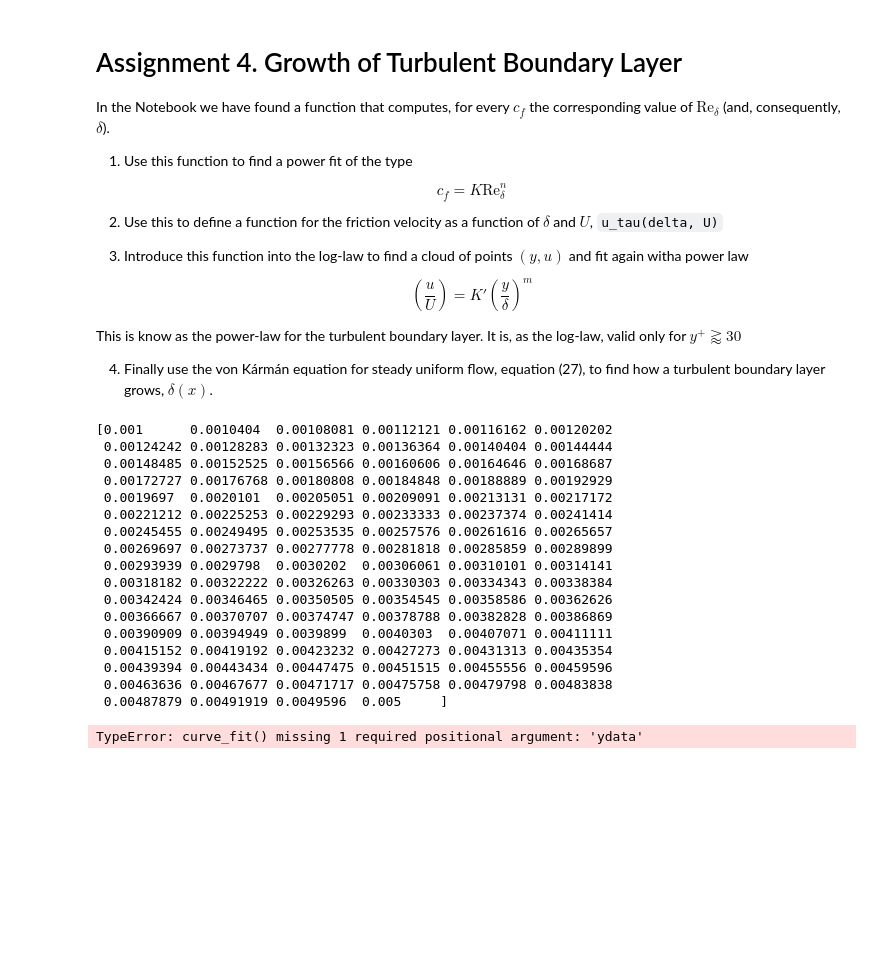
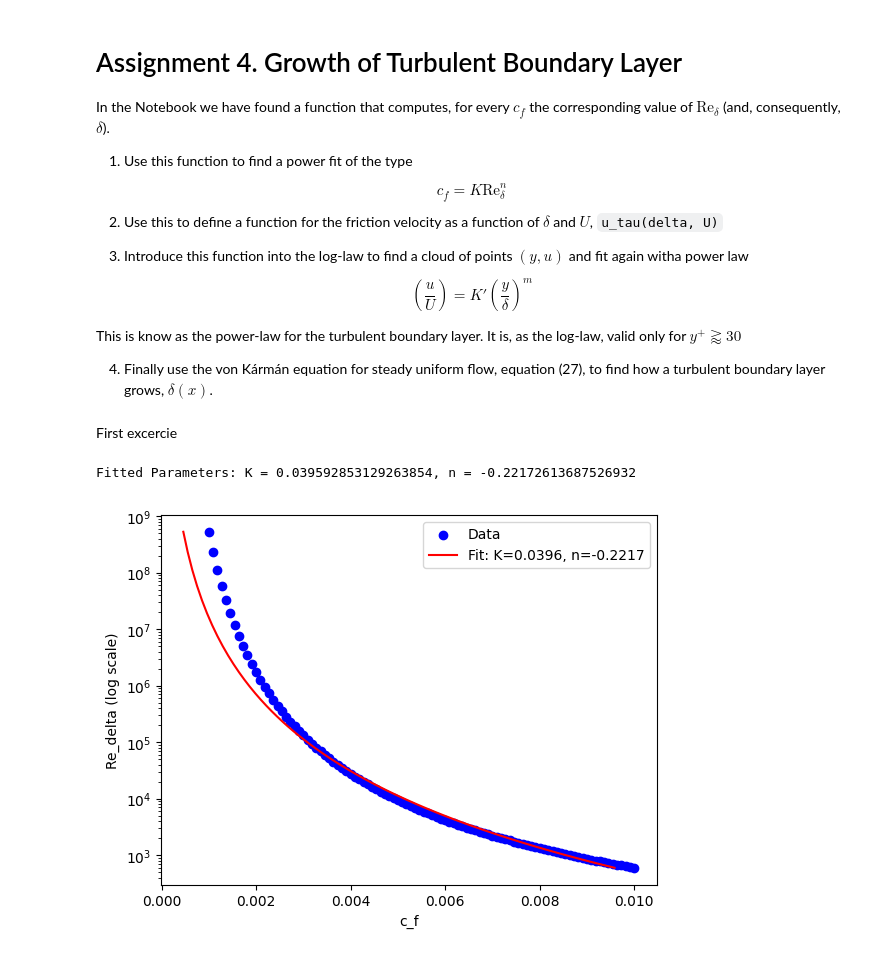
Before and after one commit to Biel-PS/AdvancedFluidMechanics, a Jupyter notebook: 4-BoundaryLayer/Assigment4.ipynb, the cells around one changed output. Drawn from its saved outputs; the diff is of its cells as text; code cells hidden in the pictures; blank space fills up the shorter version.

```diff
--- a/4-BoundaryLayer/Assigment4.ipynb
+++ b/4-BoundaryLayer/Assigment4.ipynb
@@ -20,52 +22,62 @@ $$
 This is know as the power-law for the turbulent boundary layer. It is, as the log-law, valid only for $y^+ \gtrapprox 30$
 
 4. Finally use the von Kármán equation for steady uniform flow, equation (27), to find how a turbulent boundary layer grows, $\delta(x)$.
+# %% [markdown]
+First excercie
 # %%
 import numpy as np
 import sympy as sp
 import matplotlib.pyplot as plt
 import scipy.optimize as opt
 
 def Re_fun(c_f):
   Re_delta = 0.182058646604666*np.exp(0.579827560572969/np.sqrt(c_f))/np.sqrt(c_f)
   return Re_delta
 
-def Re_sim(c_f):
-  Re_sim = K * Re_delta**n
-  return Re_sim
+def cf(Re_delta, K, n):
+    return K * Re_delta**n
 
+# def cf_solution(Re_delta):
+#   cf = 0.022 * Re_delta**(-1/6)
+#   return cf
+# K = 0.02 n=-1/6
 start = 0.001
-end = 0.005
+end = 0.01
 num_points = 100
-vector = np.linspace(start, end, num_points)
+vector_cf = np.linspace(start, end, num_points)
+vector_Re_delta = Re_fun(vector_cf)
 
-print(vector)
+dataVector = [vector_cf,vector_Re_delta]
+#dataSolution = [cf_solution(vector_Re_delta),vector_Re_delta]
+#print(dataVector)
 
-popt, pcov = opt.curve_fit(Re_fun, vector)
-print(popt)
+popt, pcov = opt.curve_fit(cf, dataVector[1], dataVector[0], p0=[0, 0])  # Initial guess
 
-plt.plot(vector,Re_fun(vector))
+K_fit, n_fit = popt  # Extract fitted parameters
+print(f"Fitted Parameters: K = {K_fit}, n = {n_fit}")
+
+# Compute the fitted curve
+fitted_cf = cf(vector_Re_delta, K_fit, n_fit)
+# Plot original data and fitted curve
+plt.scatter(vector_cf,vector_Re_delta, label="Data", color="blue")
+plt.plot(fitted_cf,vector_Re_delta, label=f"Fit: K={K_fit:.4f}, n={n_fit:.4f}", color="red")
+
 plt.yscale("log")
-plt.xlabel(" c_f[log]")
-plt.ylabel("Re_delta")
+plt.ylabel("Re_delta (log scale)")
+plt.xlabel("c_f")
 plt.legend()
 plt.show()
+
+# popt, pcov = opt.curve_fit(cf, dataVector[0],dataVector[1])
+# print(popt)
+
+# plt.scatter(dataVector[0],dataVector[1])
+# #plt.plot(dataSolution[0],dataSolution[1])
+# plt.yscale("log")
+# plt.xlabel(" c_f[log]")
+# plt.ylabel("Re_delta")
+# plt.legend()
+# plt.show()
 # %% [output]
-[0.001      0.0010404  0.00108081 0.00112121 0.00116162 0.00120202
- 0.00124242 0.00128283 0.00132323 0.00136364 0.00140404 0.00144444
- 0.00148485 0.00152525 0.00156566 0.00160606 0.00164646 0.00168687
- 0.00172727 0.00176768 0.00180808 0.00184848 0.00188889 0.00192929
- 0.0019697  0.0020101  0.00205051 0.00209091 0.00213131 0.00217172
- 0.00221212 0.00225253 0.00229293 0.00233333 0.00237374 0.00241414
- 0.00245455 0.00249495 0.00253535 0.00257576 0.00261616 0.00265657
- 0.00269697 0.00273737 0.00277778 0.00281818 0.00285859 0.00289899
- 0.00293939 0.0029798  0.0030202  0.00306061 0.00310101 0.00314141
- 0.00318182 0.00322222 0.00326263 0.00330303 0.00334343 0.00338384
- 0.00342424 0.00346465 0.00350505 0.00354545 0.00358586 0.00362626
- 0.00366667 0.00370707 0.00374747 0.00378788 0.00382828 0.00386869
- 0.00390909 0.00394949 0.0039899  0.0040303  0.00407071 0.00411111
- 0.00415152 0.00419192 0.00423232 0.00427273 0.00431313 0.00435354
- 0.00439394 0.00443434 0.00447475 0.00451515 0.00455556 0.00459596
- 0.00463636 0.00467677 0.00471717 0.00475758 0.00479798 0.00483838
- 0.00487879 0.00491919 0.0049596  0.005     ]
+Fitted Parameters: K = 0.039592853129263854, n = -0.22172613687526932
-TypeError: curve_fit() missing 1 required positional argument: 'ydata'
+[figure, added]
```
Also changed, not shown: parts of 3 cells of this notebook.
